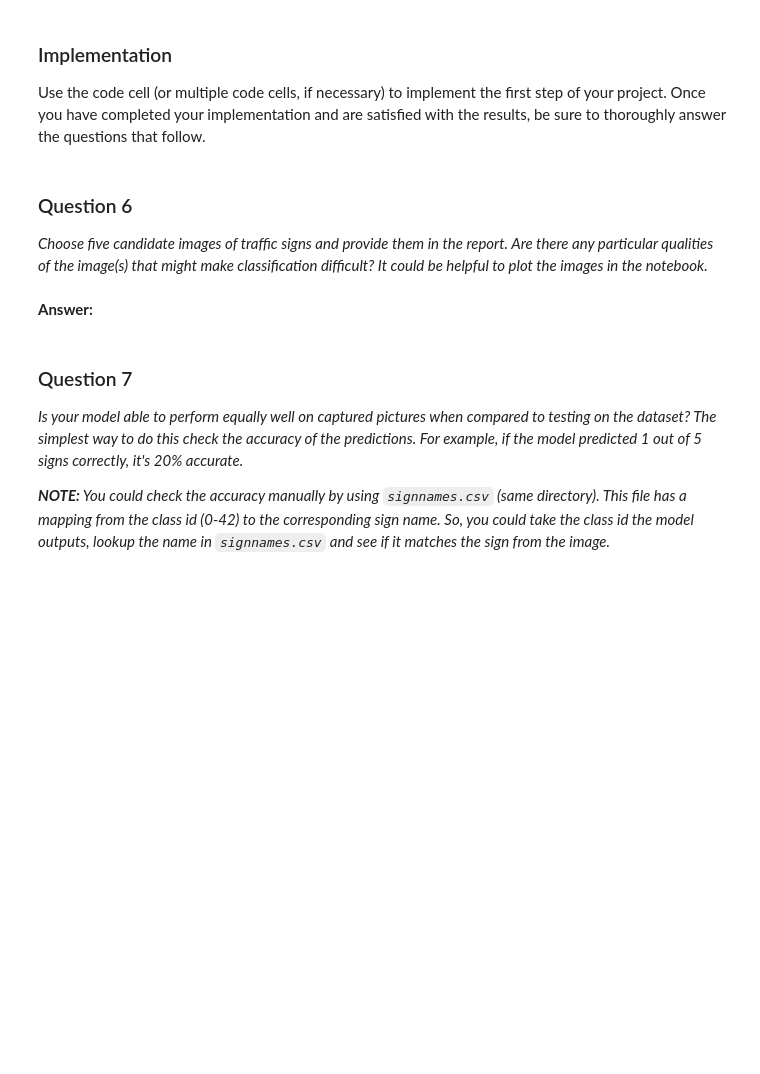
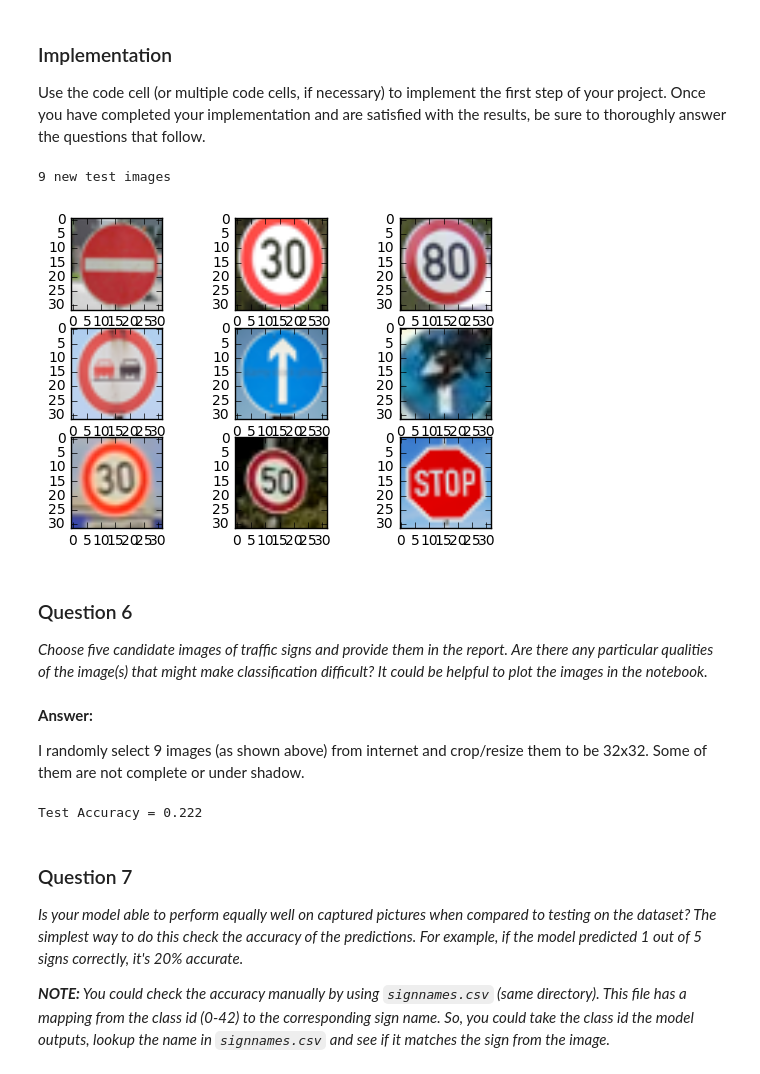
Before and after one commit to JunshengFu/traffic-sign-recognition, a Jupyter notebook: Traffic_Sign_Classifier.ipynb, the cells around one changed output. Drawn from its saved outputs; the diff is of its cells as text; code cells hidden in the pictures; blank space fills up the shorter version.

```diff
--- a/Traffic_Sign_Classifier.ipynb
+++ b/Traffic_Sign_Classifier.ipynb
@@ -397,20 +399,18 @@ I am using the architecture similar like the LeNET.
 ### Train my model.
 from sklearn.utils import shuffle
 
-rate = 0.001
+rate = 0.0003
 EPOCHS = 10
 BATCH_SIZE = 128
 x = tf.placeholder(tf.float32, (None, 32, 32, 1))
 y = tf.placeholder(tf.int32, (None))
 one_hot_y = tf.one_hot(y, n_classes)
+keep_prob = tf.placeholder(tf.float32)
 
 
-logits = LeNet(x)
-
+logits = ConvNet(x)
 cross_entropy = tf.nn.softmax_cross_entropy_with_logits(logits, one_hot_y)
 loss_operation = tf.reduce_mean(cross_entropy)
-
-
 optimizer = tf.train.AdamOptimizer(learning_rate = rate)
 training_operation = optimizer.minimize(loss_operation)
 
@@ -424,7 +424,7 @@ def evaluate(X_data, y_data):
     sess = tf.get_default_session()
     for offset in range(0, num_examples, BATCH_SIZE):
         batch_x, batch_y = X_data[offset:offset+BATCH_SIZE], y_data[offset:offset+BATCH_SIZE]
-        accuracy = sess.run(accuracy_operation, feed_dict={x: batch_x, y: batch_y})
+        accuracy = sess.run(accuracy_operation, feed_dict={x: batch_x, y: batch_y,keep_prob: 1.0})
         total_accuracy += (accuracy * len(batch_x))
     return total_accuracy / num_examples
 
@@ -445,7 +445,7 @@ with tf.Session() as sess:
         for offset in range(0, num_examples, BATCH_SIZE):
             end = offset + BATCH_SIZE
             batch_x, batch_y = x_train[offset:end], y_train[offset:end]
-            sess.run(training_operation, feed_dict={x: batch_x, y: batch_y})
+            sess.run(training_operation, feed_dict={x: batch_x, y: batch_y, keep_prob: 0.5})
 
         validation_accuracy = evaluate(x_validation, y_validation)
         print("EPOCH {} ...".format(i+1))
@@ -525,6 +534,29 @@ Use the code cell (or multiple code cells, if necessary) to implement the first
+# %%
+### Load the images and plot them here.
+### Feel free to use as many code cells as needed.
+import os
+import matplotlib.image as mpimg
+
+plt.figure;
+
+N = 9  # number of new testing images
+x_test_new = np.zeros((N,32,32,1))
+
+for i in range(N):
+    j = i + 1
+    image_name = os.path.join("images/", str(j) + ".png")
+    image = mpimg.imread(image_name)
+
+    x_test_new[i][:][:][:] = np.sum(np.array(image)/3., axis=2, keepdims=True)
+
+    plt.subplot(3,3,j)
+    plt.imshow(image)
+
+print('9 new test images')
+# %% [output]
+9 new test images
+[figure, added]
 # %% [markdown]
 ### Question 6
 
 _Choose five candidate images of traffic signs and provide them in the report. Are there any particular qualities of the image(s) that might make classification difficult? It could be helpful to plot the images in the notebook._
-# %% [markdown]
-**Answer:**
@@ -533,0 +563,4 @@ _Choose five candidate images of traffic signs and provide them in the report. A
+# %% [markdown]
+**Answer:**
+
+I randomly select 9 images (as shown above) from internet and crop/resize them to be 32x32. Some of them are not complete or under shadow.
@@ -534,3 +578,17 @@ _Choose five candidate images of traffic signs and provide them in the report. A
+# %%
+# Run the evaluation with the new testing data
+
+with tf.Session() as sess:
+    #saver.restore(sess, tf.train.latest_checkpoint('.'))
+
+    sess.run(tf.global_variables_initializer())
+    saver2 = tf.train.import_meta_graph('./lenet.meta')
+    saver2.restore(sess, "./lenet")
+
+    test_accuracy = evaluate(x_test_new, y_test_new)
+    print("Test Accuracy = {:.3f}".format(test_accuracy))
+# %% [output]
+Test Accuracy = 0.222
 # %% [markdown]
 ### Question 7
 
```
Also changed, not shown: parts of 24 cells of this notebook, 15 other files.
